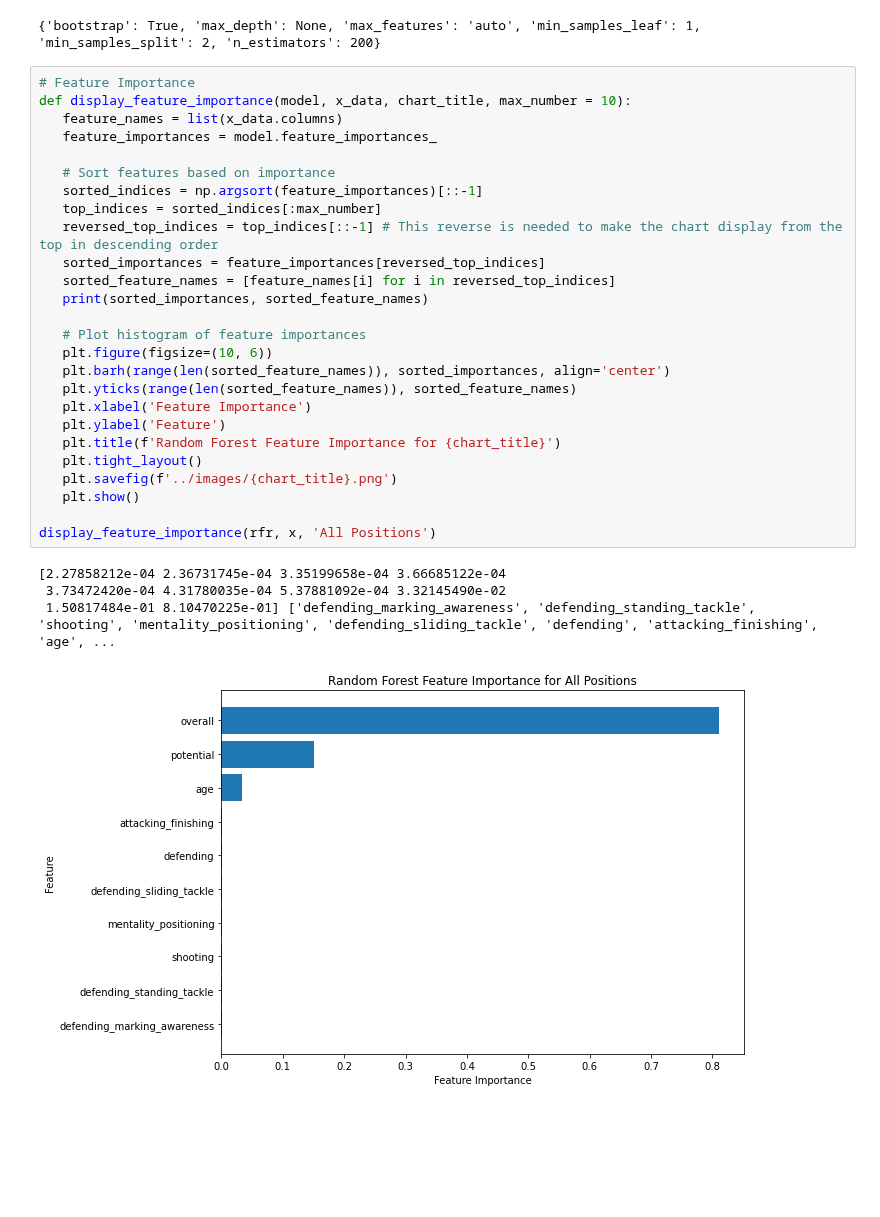
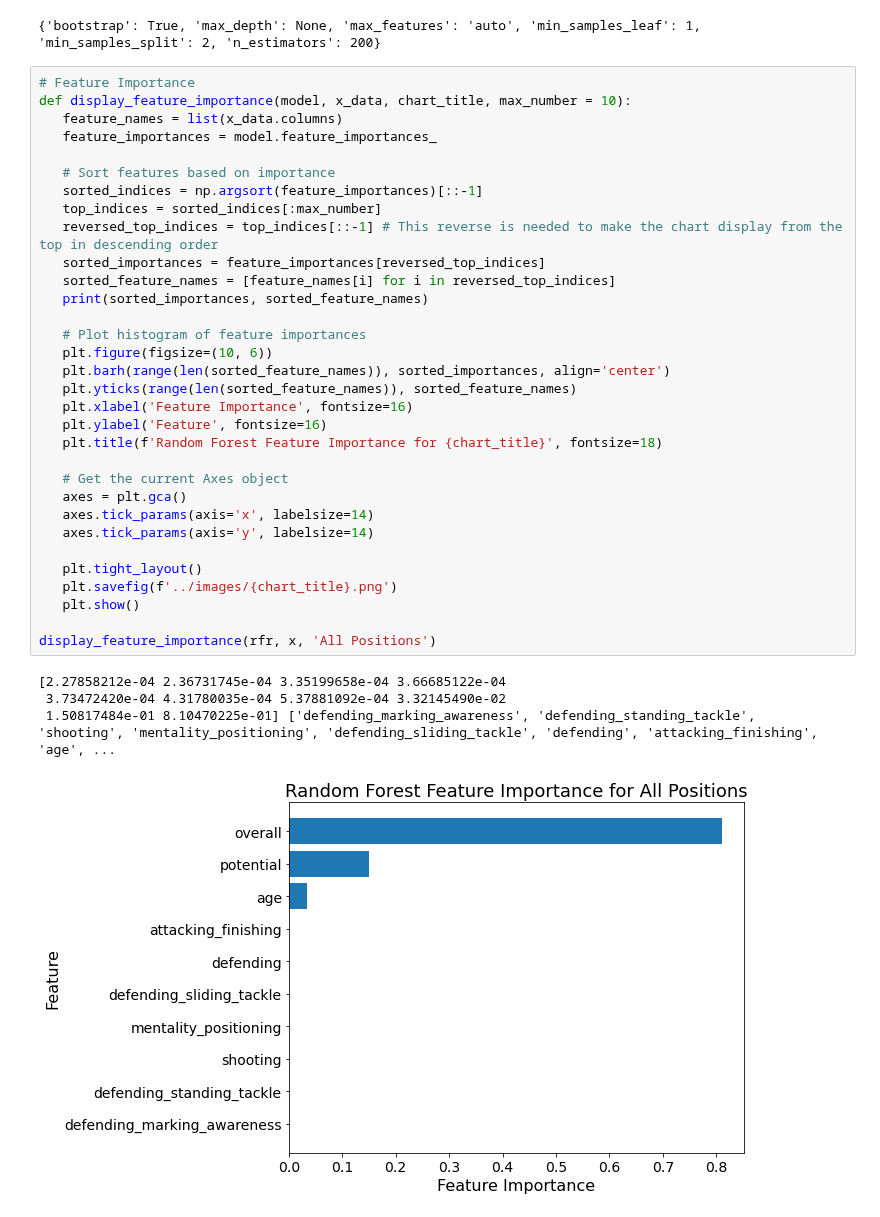
Before and after one commit to Abdulazeez-Dolapo/masters-dissertation, a Jupyter notebook: models/random-forest-regression.ipynb, the cells around one changed output. Saved outputs shown, nothing was run; the diff lists cells and outputs as text; blank space fills up the shorter version.

Commit message:
increase font size of charts' title, axes and tick labels

```diff
--- a/models/random-forest-regression.ipynb
+++ b/models/random-forest-regression.ipynb
@@ -141,34 +141,40 @@ print(best_params)
 # %%
 # Feature Importance
 def display_feature_importance(model, x_data, chart_title, max_number = 10):
    feature_names = list(x_data.columns)
    feature_importances = model.feature_importances_
 
    # Sort features based on importance
    sorted_indices = np.argsort(feature_importances)[::-1]
    top_indices = sorted_indices[:max_number]
    reversed_top_indices = top_indices[::-1] # This reverse is needed to make the chart display from the top in descending order
    sorted_importances = feature_importances[reversed_top_indices]
    sorted_feature_names = [feature_names[i] for i in reversed_top_indices]
    print(sorted_importances, sorted_feature_names)
 
    # Plot histogram of feature importances
    plt.figure(figsize=(10, 6))
    plt.barh(range(len(sorted_feature_names)), sorted_importances, align='center')
    plt.yticks(range(len(sorted_feature_names)), sorted_feature_names)
-   plt.xlabel('Feature Importance')
-   plt.ylabel('Feature')
-   plt.title(f'Random Forest Feature Importance for {chart_title}')
+   plt.xlabel('Feature Importance', fontsize=16)
+   plt.ylabel('Feature', fontsize=16)
+   plt.title(f'Random Forest Feature Importance for {chart_title}', fontsize=18)
+
+   # Get the current Axes object
+   axes = plt.gca()
+   axes.tick_params(axis='x', labelsize=14)
+   axes.tick_params(axis='y', labelsize=14)
+
    plt.tight_layout()
    plt.savefig(f'../images/{chart_title}.png')
    plt.show()
 
 display_feature_importance(rfr, x, 'All Positions')
 # %% [output]
 [2.27858212e-04 2.36731745e-04 3.35199658e-04 3.66685122e-04
  3.73472420e-04 4.31780035e-04 5.37881092e-04 3.32145490e-02
  1.50817484e-01 8.10470225e-01] ['defending_marking_awareness', 'defending_standing_tackle', 'shooting', 'mentality_positioning', 'defending_sliding_tackle', 'defending', 'attacking_finishing', 'age', ...
-[figure, old version]
+[figure, new version]
 # %%
 position_mapping = {
    0: 'Defender',
```
Also changed, not shown: parts of 1 cell of this notebook, 4 other files.
